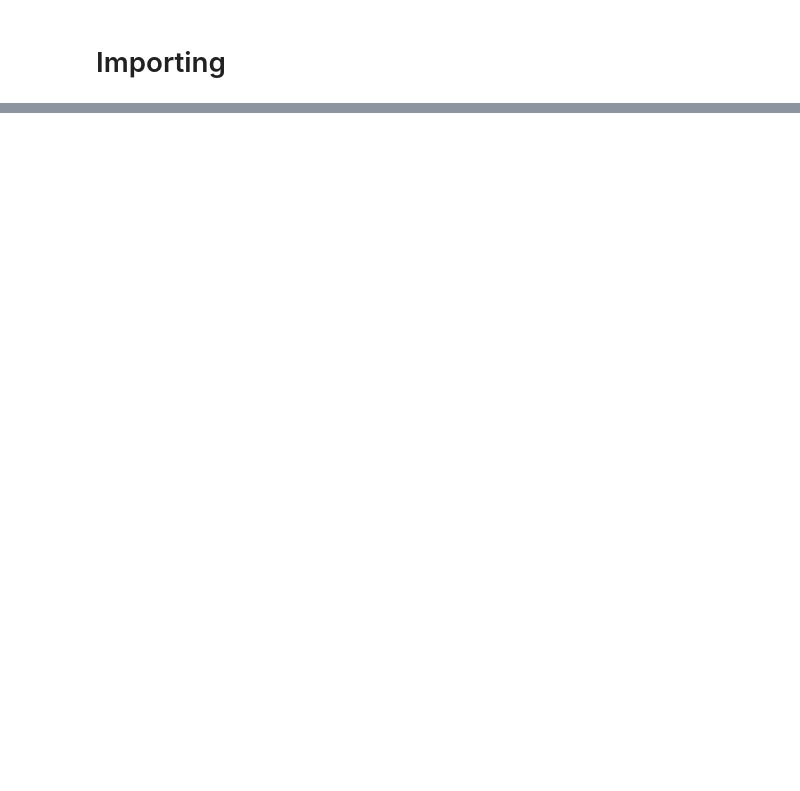
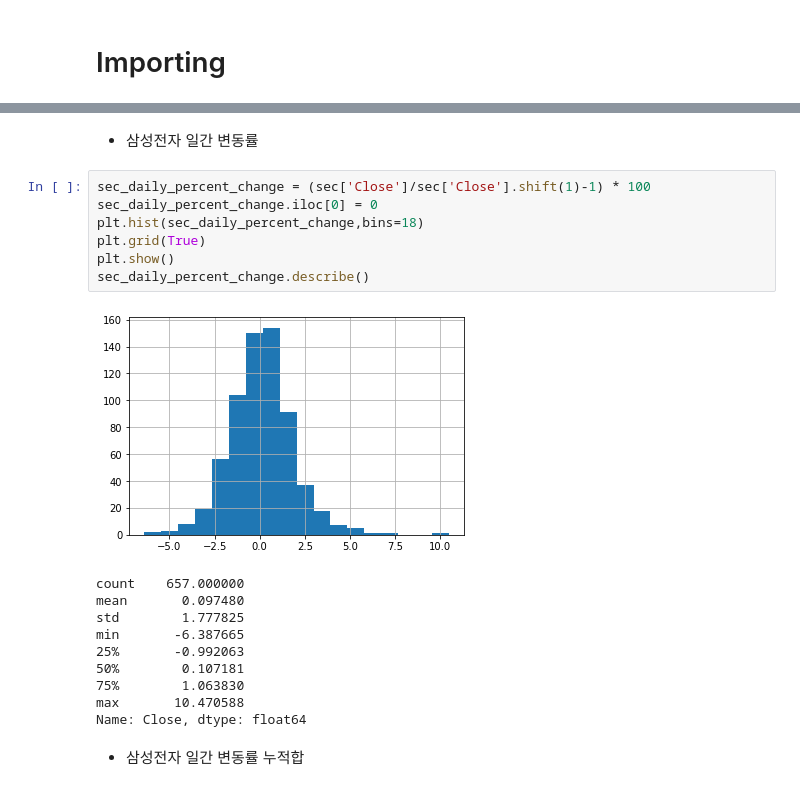
Before and after one commit to Dltmd202/StockAnalytics, a Jupyter notebook: StockAnalytics.ipynb, the cells around one changed output, grey strips where cells are left out. Cells and saved outputs as stored; diff of their text form; blank space fills up the shorter version.

```diff
--- a/StockAnalytics.ipynb
+++ b/StockAnalytics.ipynb
@@ -12,0 +66,22 @@ Requirement already satisfied: six>=1.5 in /usr/local/lib/python3.6/dist-package
+# %% [markdown]
+* 삼성전자 일간 변동률
+# %%
+sec_daily_percent_change = (sec['Close']/sec['Close'].shift(1)-1) * 100
+sec_daily_percent_change.iloc[0] = 0
+plt.hist(sec_daily_percent_change,bins=18)
+plt.grid(True)
+plt.show()
+sec_daily_percent_change.describe()
+# %% [output]
+[figure, added]
+count    657.000000
+mean       0.097480
+std        1.777825
+min       -6.387665
+25%       -0.992063
+50%        0.107181
+75%        1.063830
+max       10.470588
+Name: Close, dtype: float64
+# %% [markdown]
+* 삼성전자 일간 변동률 누적합
```
Also changed, not shown: parts of 18 cells of this notebook.
